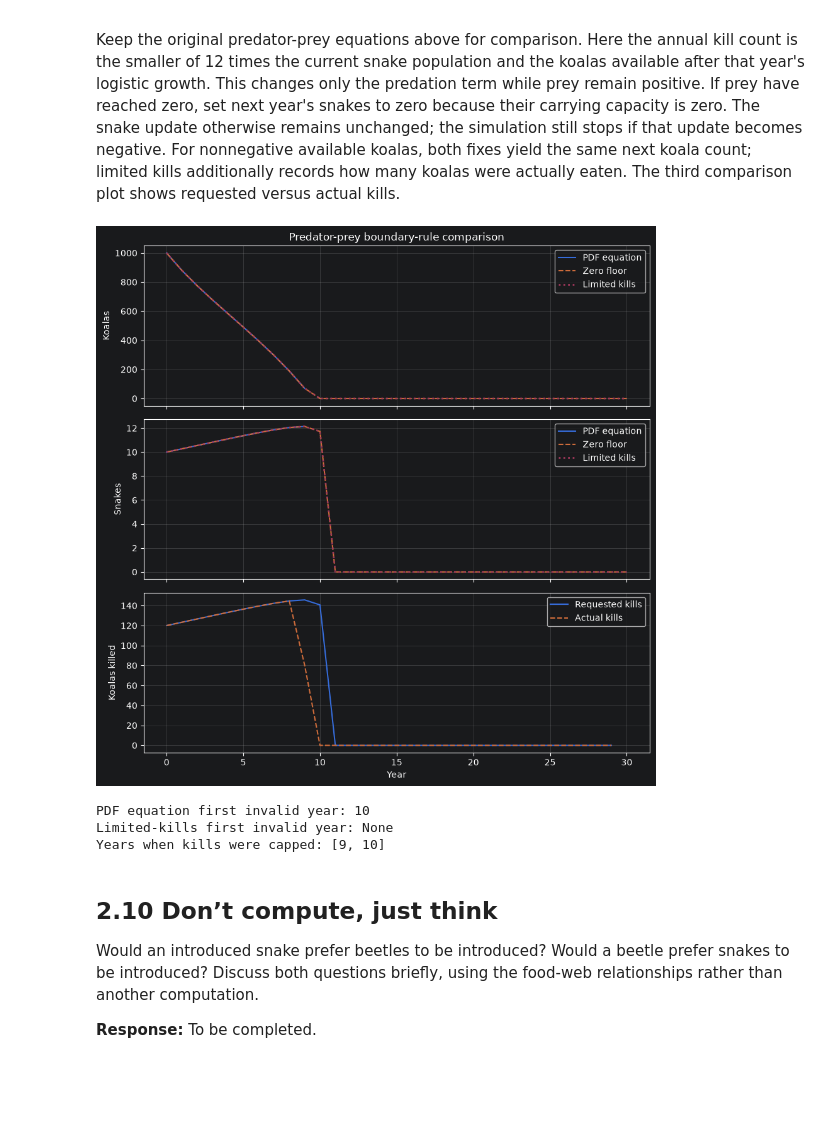
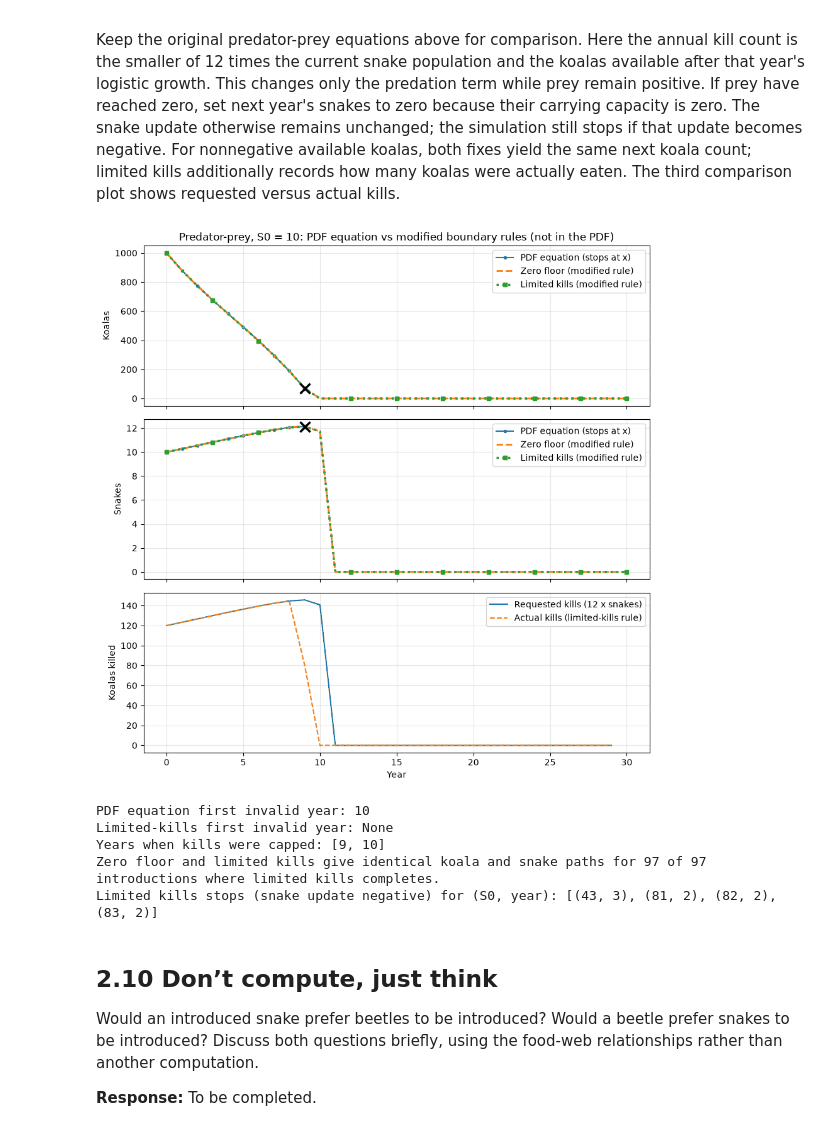
Before and after one commit to AaronScherf/ai-sandbox-master, a Jupyter notebook: ai-sandbox/academic-hub/academic_resources/env-science/labs/lab_4/lab_4_notebook.ipynb, the cells around one changed output. Saved outputs shown, nothing was run; the diff lists cells and outputs as text; code cells hidden in the pictures; blank space fills up the shorter version.

```diff
--- a/ai-sandbox/academic-hub/academic_resources/env-science/labs/lab_4/lab_4_notebook.ipynb
+++ b/ai-sandbox/academic-hub/academic_resources/env-science/labs/lab_4/lab_4_notebook.ipynb
@@ -453,43 +590,64 @@ def simulate_predator_prey_limited_kills(snakes_initial, years):
     return koalas, snakes, kills, None
 
 limited_years = 30
 limited_time = np.arange(limited_years + 1)
 snakes_initial_comparison = 10
 k_original, s_original, original_invalid = simulate_predator_prey(
     snakes_initial_comparison, limited_years)
 k_floor, s_floor = simulate_predator_prey_floor(
     snakes_initial_comparison, limited_years)
 k_limited, s_limited, actual_kills, limited_invalid = (
     simulate_predator_prey_limited_kills(snakes_initial_comparison, limited_years))
 fig, axes = plt.subplots(3, 1, figsize=(9, 9), sharex=True)
 for ax, original, floor, limited, label in (
     (axes[0], k_original, k_floor, k_limited, "Koalas"),
     (axes[1], s_original, s_floor, s_limited, "Snakes"),
 ):
-    ax.plot(limited_time, original, label="PDF equation")
-    ax.plot(limited_time, floor, "--", label="Zero floor")
-    ax.plot(limited_time, limited, ":", linewidth=2, label="Limited kills")
+    ax.plot(limited_time, original, marker="o", markersize=3, label="PDF equation (stops at x)")
+    ax.plot(limited_time, floor, "--", linewidth=2, label="Zero floor (modified rule)")
+    ax.plot(limited_time, limited, ":", linewidth=2.5, marker="s", markersize=4,
+            markevery=3, label="Limited kills (modified rule)")
+    valid = np.flatnonzero(~np.isnan(original))
+    if valid[-1] < len(original) - 1:
+        ax.plot(valid[-1], original[valid[-1]], "x", color="black",
+                markersize=11, markeredgewidth=2.5)
     ax.set_ylabel(label)
     ax.legend()
     ax.grid(alpha=0.3)
-axes[0].set_title("Predator-prey boundary-rule comparison")
-axes[2].plot(limited_time[:-1], 12 * s_limited[:-1], label="Requested kills")
-axes[2].plot(limited_time[:-1], actual_kills, "--", label="Actual kills")
+axes[0].set_title("Predator-prey, S0 = 10: PDF equation vs modified boundary rules "
+                  "(not in the PDF)")
+axes[2].plot(limited_time[:-1], 12 * s_limited[:-1], label="Requested kills (12 x snakes)")
+axes[2].plot(limited_time[:-1], actual_kills, "--", label="Actual kills (limited-kills rule)")
 axes[2].set_ylabel("Koalas killed")
 axes[2].legend()
 axes[2].grid(alpha=0.3)
 axes[2].set_xlabel("Year")
 plt.tight_layout()
 plt.show()
 capped_years = np.flatnonzero(actual_kills < 12 * s_limited[:-1] - 1e-9)
 print(f"PDF equation first invalid year: {original_invalid}")
 print(f"Limited-kills first invalid year: {limited_invalid}")
 print(f"Years when kills were capped: {capped_years.tolist()}")
+
+# Consistency of the two modified rules over every introduction from 0 to 100 snakes.
+agree, stopped = 0, []
+for s0 in range(101):
+    kf, sf = simulate_predator_prey_floor(s0, limited_years)
+    kl, sl, _, invalid = simulate_predator_prey_limited_kills(s0, limited_years)
+    if invalid is not None:
+        stopped.append((s0, invalid))
+    elif np.allclose(kf, kl) and np.allclose(sf, sl):
+        agree += 1
+print(f"Zero floor and limited kills give identical koala and snake paths for {agree} of "
+      f"{101 - len(stopped)} introductions where limited kills completes.")
+print(f"Limited kills stops (snake update negative) for (S0, year): {stopped}")
 # %% [output]
-[figure, old version]
+[figure, new version]
 PDF equation first invalid year: 10
 Limited-kills first invalid year: None
 Years when kills were capped: [9, 10]
+Zero floor and limited kills give identical koala and snake paths for 97 of 97 introductions where limited kills completes.
+Limited kills stops (snake update negative) for (S0, year): [(43, 3), (81, 2), (82, 2), (83, 2)]
 # %% [markdown]
 ## 2.10 Don’t compute, just think
 Would an introduced snake prefer beetles to be introduced? Would a beetle prefer snakes to be introduced? Discuss both questions briefly, using the food-web relationships rather than another computation.
```
Also changed, not shown: parts of 27 cells of this notebook.
